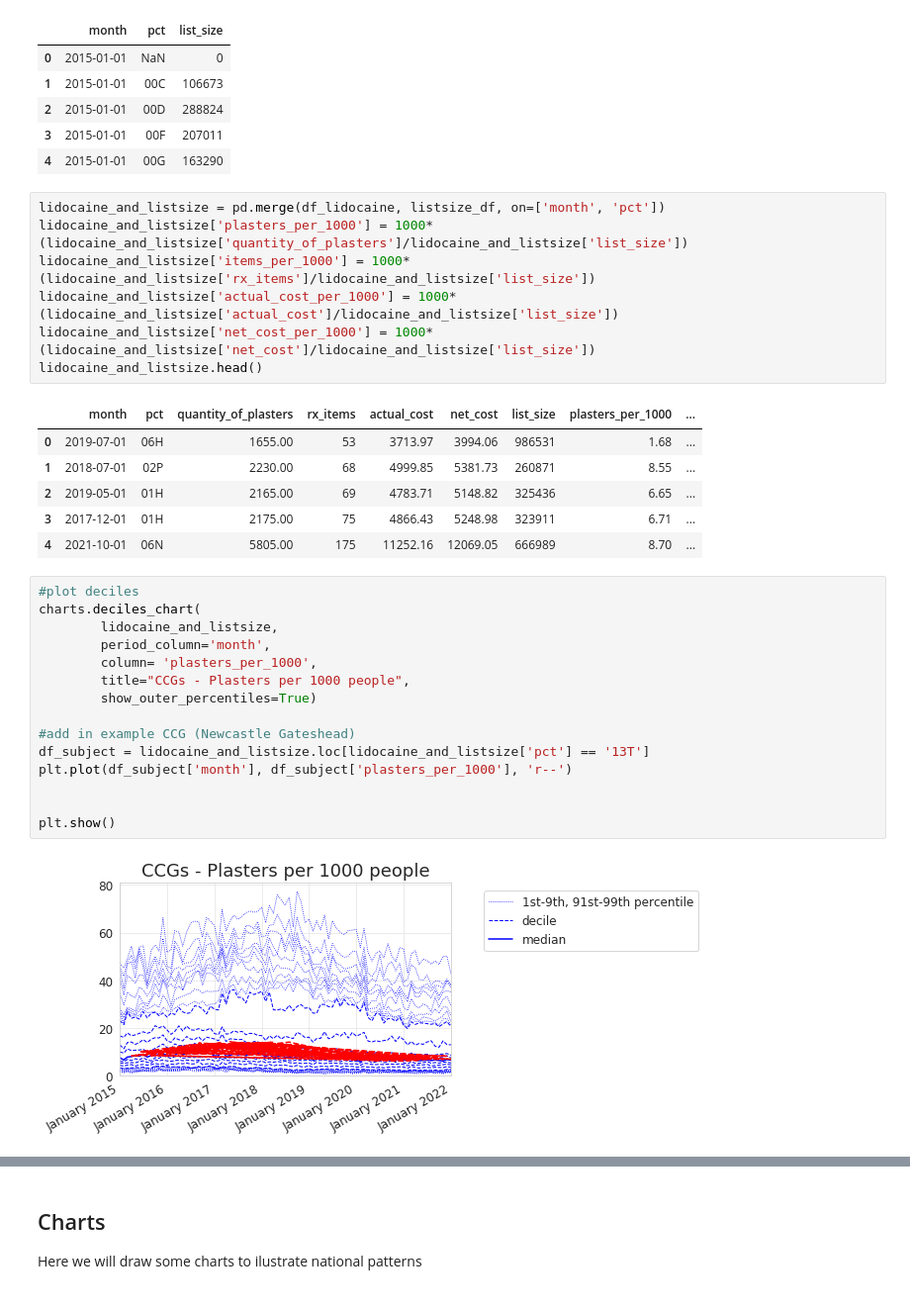
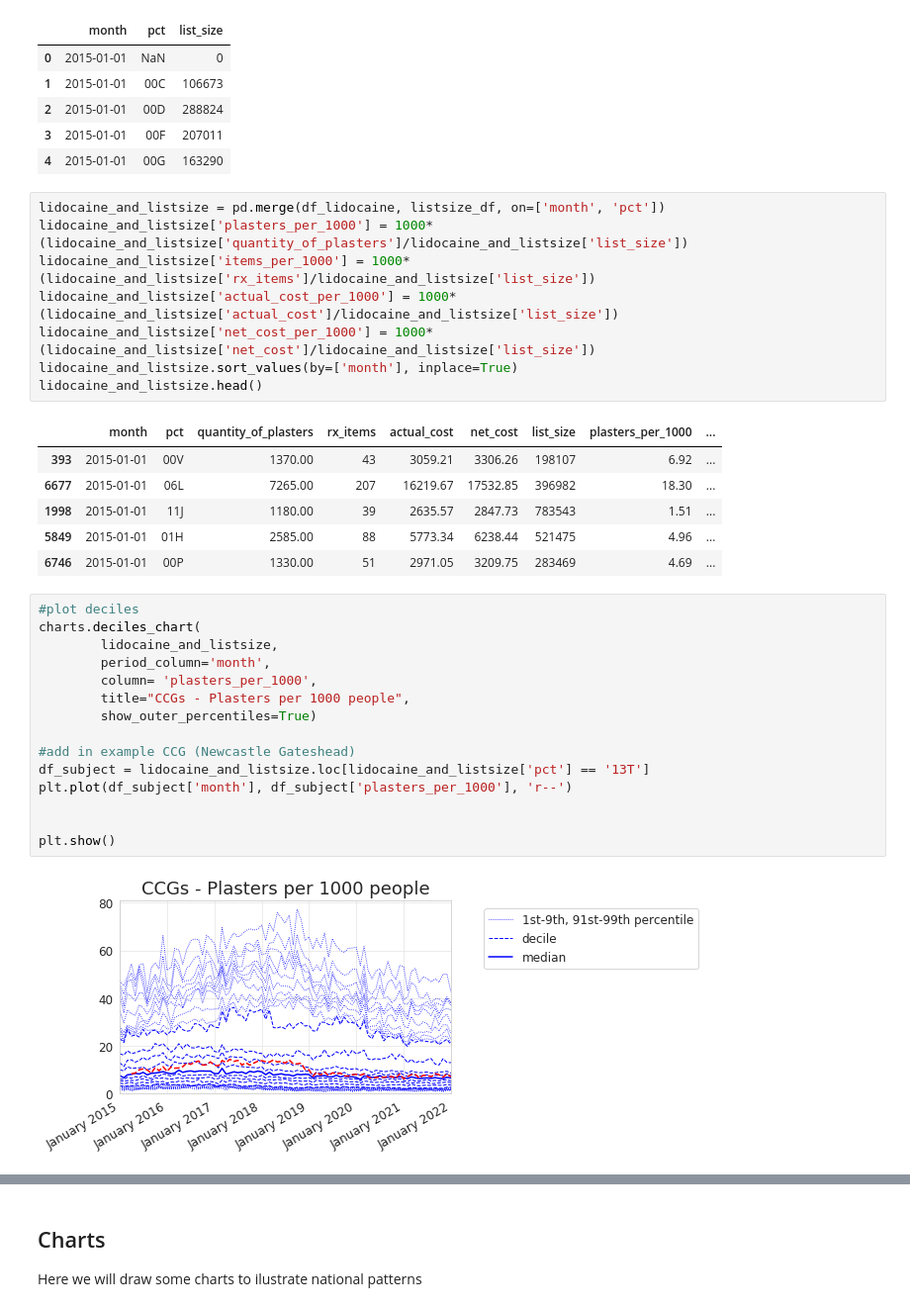
Before and after one commit to ebmdatalab/lidocaine-eng-ire, a Jupyter notebook: notebooks/English notebook.ipynb, the cells around one changed output, grey strips where cells are left out. Shown at 99% size. Drawn from its saved outputs; the diff is of its cells as text.

```diff
--- a/notebooks/English notebook.ipynb
+++ b/notebooks/English notebook.ipynb
@@ -89,17 +89,18 @@ listsize_df.head()
 # %%
 lidocaine_and_listsize = pd.merge(df_lidocaine, listsize_df, on=['month', 'pct'])
 lidocaine_and_listsize['plasters_per_1000'] = 1000* (lidocaine_and_listsize['quantity_of_plasters']/lidocaine_and_listsize['list_size'])
 lidocaine_and_listsize['items_per_1000'] = 1000* (lidocaine_and_listsize['rx_items']/lidocaine_and_listsize['list_size'])
 lidocaine_and_listsize['actual_cost_per_1000'] = 1000* (lidocaine_and_listsize['actual_cost']/lidocaine_and_listsize['list_size'])
 lidocaine_and_listsize['net_cost_per_1000'] = 1000* (lidocaine_and_listsize['net_cost']/lidocaine_and_listsize['list_size'])
+lidocaine_and_listsize.sort_values(by=['month'], inplace=True)
 lidocaine_and_listsize.head()
 # %% [output]
 |  | month | pct | quantity_of_plasters | rx_items | actual_cost | net_cost | list_size | plasters_per_1000 | ... |
-| 0 | 2019-07-01 | 06H | 1655.00 | 53 | 3713.97 | 3994.06 | 986531 | 1.68 | ... |
-| 1 | 2018-07-01 | 02P | 2230.00 | 68 | 4999.85 | 5381.73 | 260871 | 8.55 | ... |
-| 2 | 2019-05-01 | 01H | 2165.00 | 69 | 4783.71 | 5148.82 | 325436 | 6.65 | ... |
-| 3 | 2017-12-01 | 01H | 2175.00 | 75 | 4866.43 | 5248.98 | 323911 | 6.71 | ... |
-| 4 | 2021-10-01 | 06N | 5805.00 | 175 | 11252.16 | 12069.05 | 666989 | 8.70 | ... |
+| 393 | 2015-01-01 | 00V | 1370.00 | 43 | 3059.21 | 3306.26 | 198107 | 6.92 | ... |
+| 6677 | 2015-01-01 | 06L | 7265.00 | 207 | 16219.67 | 17532.85 | 396982 | 18.30 | ... |
+| 1998 | 2015-01-01 | 11J | 1180.00 | 39 | 2635.57 | 2847.73 | 783543 | 1.51 | ... |
+| 5849 | 2015-01-01 | 01H | 2585.00 | 88 | 5773.34 | 6238.44 | 521475 | 4.96 | ... |
+| 6746 | 2015-01-01 | 00P | 1330.00 | 51 | 2971.05 | 3209.75 | 283469 | 4.69 | ... |
 # %%
 #plot deciles
 charts.deciles_chart(
@@ -116,7 +117,7 @@ plt.plot(df_subject['month'], df_subject['plasters_per_1000'], 'r--')
 
 plt.show()
 # %% [output]
-[figure, old version]
+[figure, new version]
 # %%
 #plot deciles
 charts.deciles_chart(
```
Also changed, not shown: parts of 1 cell of this notebook, 1 other file.
